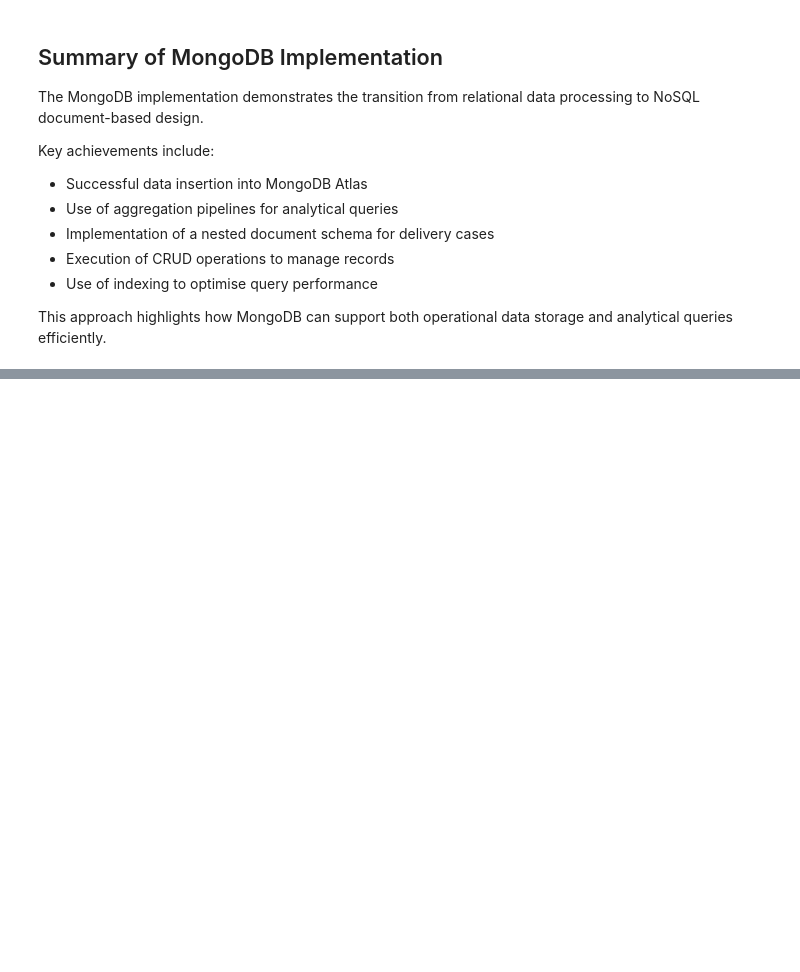
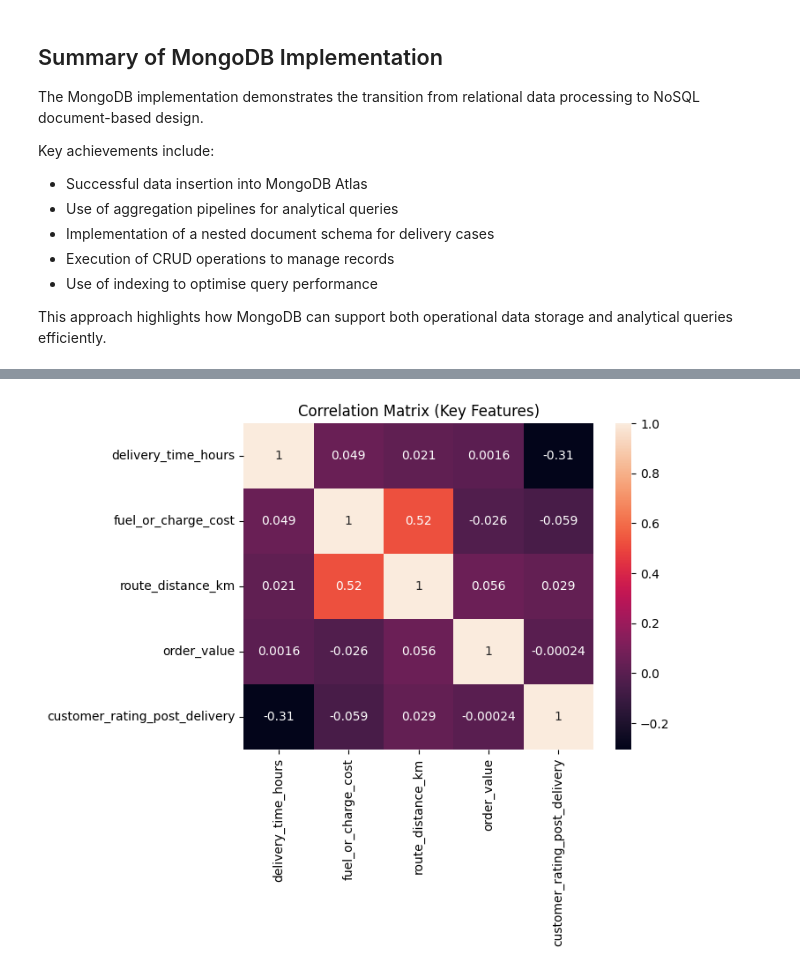
Before and after one commit to saaiiiifff/Database-Analytics, a Jupyter notebook: 04_mongodb_atlas.ipynb, the cells around one changed output, grey strips where cells are left out. Saved outputs shown, nothing was run; the diff lists cells and outputs as text; code cells hidden in the pictures; blank space fills up the shorter version.

```diff
--- a/04_mongodb_atlas.ipynb
+++ b/04_mongodb_atlas.ipynb
@@ -457,0 +542,6 @@ This approach highlights how MongoDB can support both operational data storage a
+# %%
+sns.heatmap(df[important_cols].corr(), annot=True)
+plt.title("Correlation Matrix (Key Features)")
+plt.show()
+# %% [output]
+[figure, added]
```
Also changed, not shown: parts of 12 cells of this notebook.
